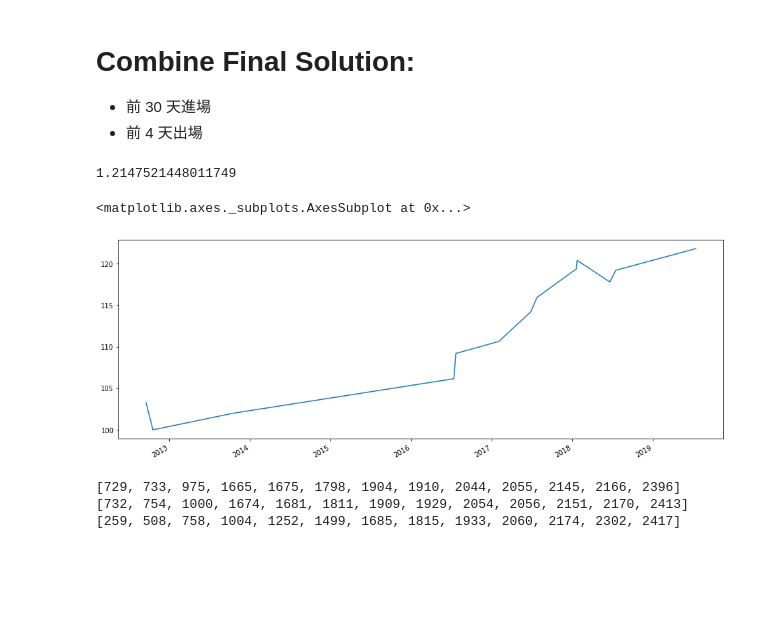
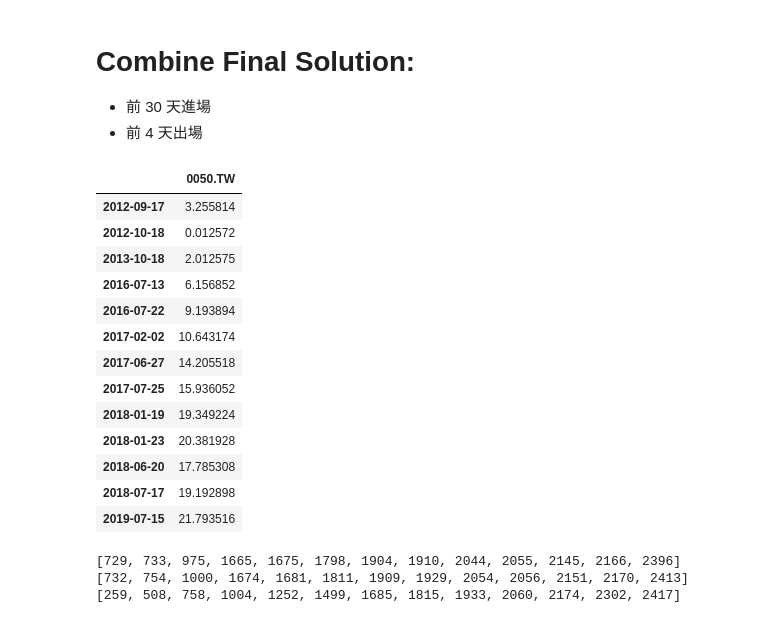
Before and after one commit to benson85560/yuanta, a Jupyter notebook: Dividend_Yield_Strategy.ipynb, the cells around one changed output. Drawn from its saved outputs; the diff is of its cells as text; code cells hidden in the pictures; blank space fills up the shorter version.

```diff
--- a/Dividend_Yield_Strategy.ipynb
+++ b/Dividend_Yield_Strategy.ipynb
@@ -991,39 +991,48 @@ for i in range(len(df)):
             # profit_fee_list.append(profit_fee)
             profit_list.append(profit)
             timeList.append(df.index[j+1])
             sell.append(j+1)
             BS=None
 
 
           # buy停損
         if df['close'][j] < stopLoss and BS == 'B':
             profit = tempSize * (df['open'][j+1] - temp) # temp : 進場價
             # profit_fee = profit - money*feeRate - (money+profit)*feeRate
             # profit_fee_list.append(profit_fee)
             profit_list.append(profit)
             timeList.append(df.index[j+1])
             sell.append(j+1)
             BS=None
 
 
           # 最後一天平倉
         if j == (i-Out) and BS == 'B':
             profit = tempSize * (df['open'][j+1] - temp) # temp : 進場價
             # profit_fee = profit - money*feeRate - (money+profit)*feeRate
             # profit_fee_list.append(profit_fee)
             profit_list.append(profit)
             timeList.append(df.index[j+1])
             sell.append(j+1)
             BS=None
 
 equity = pd.DataFrame({'0050.TW':np.cumsum(profit_list)}, index=timeList)
-equity['equity'] = equity['0050.TW'] + fund
-print(ret)
-equity['equity'].plot(figsize = (16, 6))
+equity
 # %% [output]
-1.2147521448011749
-<matplotlib.axes._subplots.AxesSubplot at 0x...>
-[figure, removed]
+|  | 0050.TW |
+| 2012-09-17 | 3.255814 |
+| 2012-10-18 | 0.012572 |
+| 2013-10-18 | 2.012575 |
+| 2016-07-13 | 6.156852 |
+| 2016-07-22 | 9.193894 |
+| 2017-02-02 | 10.643174 |
+| 2017-06-27 | 14.205518 |
+| 2017-07-25 | 15.936052 |
+| 2018-01-19 | 19.349224 |
+| 2018-01-23 | 20.381928 |
+| 2018-06-20 | 17.785308 |
+| 2018-07-17 | 19.192898 |
+| 2019-07-15 | 21.793516 |
 # %%
 # 實際交易位置
 print(buy)
```
Also changed, not shown: parts of 7 cells of this notebook.
